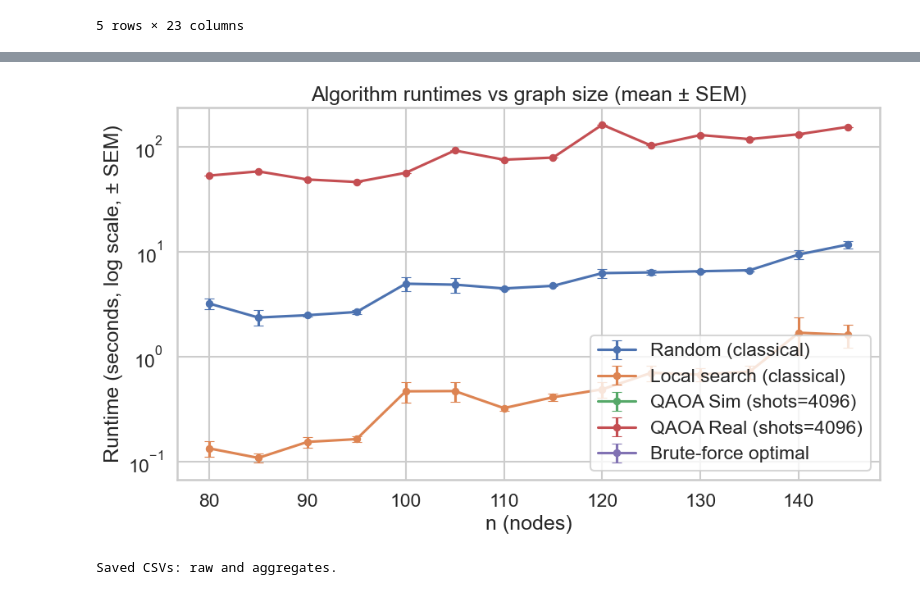
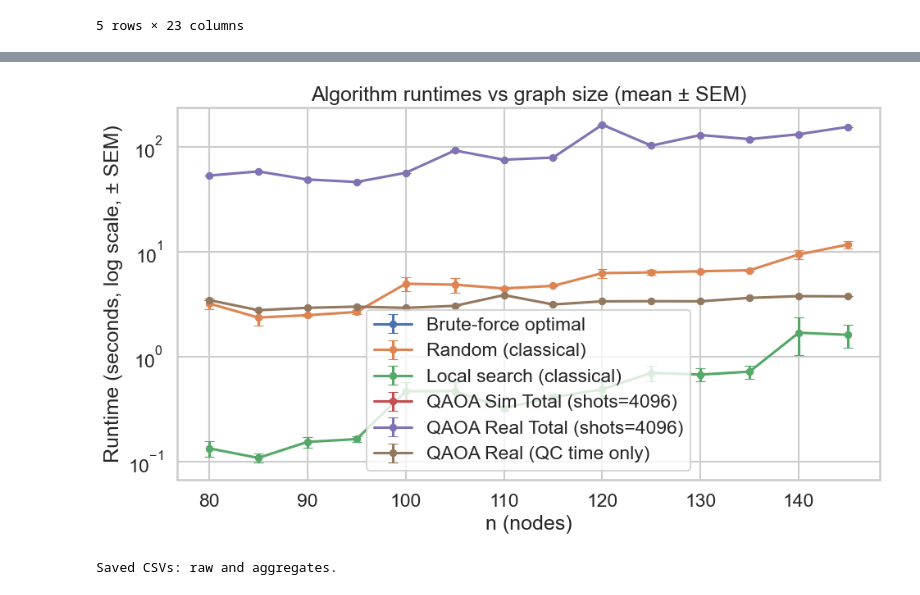
Before and after one commit to kaveh096/qc-hello-worlds, a Jupyter notebook: notebooks/maxcut_qaoa_experiment.ipynb, the cells around one changed output, grey strips where cells are left out. Drawn from its saved outputs; the diff is of its cells as text; code cells hidden in the pictures.

Commit message:
Add a new approximation ratio plot

```diff
--- a/notebooks/maxcut_qaoa_experiment.ipynb
+++ b/notebooks/maxcut_qaoa_experiment.ipynb
@@ -105,7 +105,7 @@ def run_single_instance(n, run_qc, edge_prob=EDGE_PROB, weight_range=WEIGHT_RANG
         'qaoa_counts': None, 'qaoa_sim_time': None,
         'qaoa_total_time': None,
         'qaoa_shots': None,
-        'qc_job': None, 'qc_prep_time': None,
+        'qc_job': None, 'qc_prep_time': None, 'qc_run_time': None,
         'qc_best_cut': None, 'qc_total_time': None
     })
     if (n <= MAX_SIZE_FOR_AER):
@@ -207,13 +207,16 @@ for i, row in enumerate(rows):
         # Update the row dict
         # row['qc_counts'] = counts  # huge array, skip storing
         row['qc_best_cut'] = best_cut
+        row['qc_run_time'] = qc_run_time.total_seconds()
         row['qc_total_time'] = row['qc_prep_time'] + \
             qc_run_time.total_seconds()
         # Update the DataFrame as well
         df.at[i, 'qc_total_time'] = row['qc_total_time']
+        df.at[i, 'qc_run_time'] = row['qc_run_time']
         df.at[i, 'qc_best_cut'] = best_cut
     else:
         df.at[i, 'qc_best_cut'] = None
+        df.at[i, 'qc_run_time'] = None
         df.at[i, 'qc_total_time'] = None
 
 df.head()
@@ -267,6 +277,8 @@ def compute_aggregates(df):
         qaoa_total_time_std=("qaoa_total_time", "std"),
         qc_total_time_mean=("qc_total_time", "mean"),
         qc_total_time_std=("qc_total_time", "std"),
+        qc_run_time_mean=("qc_run_time", "mean"),
+        qc_run_time_std=("qc_run_time", "std"),
         opt_time_mean=("opt_time", "mean"),
         opt_time_std=("opt_time", "std"),
     ).reset_index()
@@ -284,6 +296,7 @@ def compute_aggregates(df):
         "local_time",
         "qaoa_total_time",
         "qc_total_time",
+        "qc_run_time",
         "opt_time",
     ]:
         std_col = f"{col_prefix}_std"
@@ -333,37 +376,38 @@ plot_cut_values(agg_df)
 # %%
 # Runtime plots with error bars (log scale)
 def plot_runtimes(agg_df):
     plt.figure(figsize=(10, 6))
 
     def errplot(x, ymean, yerr, label, **kwargs):
-        # Use a smaller marker size and thin edge for clarity
         plt.errorbar(x, ymean, yerr=yerr, fmt='-o', markersize=6, markeredgewidth=0.8,
                      capsize=4, label=label, **kwargs)
 
+    errplot(agg_df['n'], agg_df['opt_time_mean'],
+            agg_df['opt_time_sem'], 'Brute-force optimal')
     errplot(agg_df['n'], agg_df['rand_time_mean'],
             agg_df['rand_time_sem'], 'Random (classical)')
     errplot(agg_df['n'], agg_df['local_time_mean'],
             agg_df['local_time_sem'], 'Local search (classical)')
     errplot(agg_df['n'], agg_df['qaoa_total_time_mean'],
-            agg_df['qaoa_total_time_sem'], f'QAOA Sim (shots={QAOA_SHOTS})')
+            agg_df['qaoa_total_time_sem'], f'QAOA Sim Total (shots={QAOA_SHOTS})')
     errplot(agg_df['n'], agg_df['qc_total_time_mean'],
-            agg_df['qc_total_time_sem'], f'QAOA Real (shots={QAOA_SHOTS})')
-    errplot(agg_df['n'], agg_df['opt_time_mean'],
-            agg_df['opt_time_sem'], 'Brute-force optimal')
+            agg_df['qc_total_time_sem'], f'QAOA Real Total (shots={QAOA_SHOTS})')
+    errplot(agg_df['n'], agg_df['qc_run_time_mean'],
+            agg_df['qc_run_time_sem'], f'QAOA Real (QC time only)')
 
     plt.yscale('log')
     plt.xlabel('n (nodes)')
     plt.ylabel('Runtime (seconds, log scale, ± SEM)')
     plt.title('Algorithm runtimes vs graph size (mean ± SEM)')
     plt.legend()
     plt.grid(True)
     plt.tight_layout()
     plt.show()
 
 
 plot_runtimes(agg_df)
 # %% [output]
-[figure, old version]
+[figure, new version]
 # %%
 # Save raw and aggregated results (optional)
 df.to_csv('../data/maxcut_qaoa_raw_results.csv', index=False)
```
Also changed, not shown: parts of 3 cells of this notebook.
